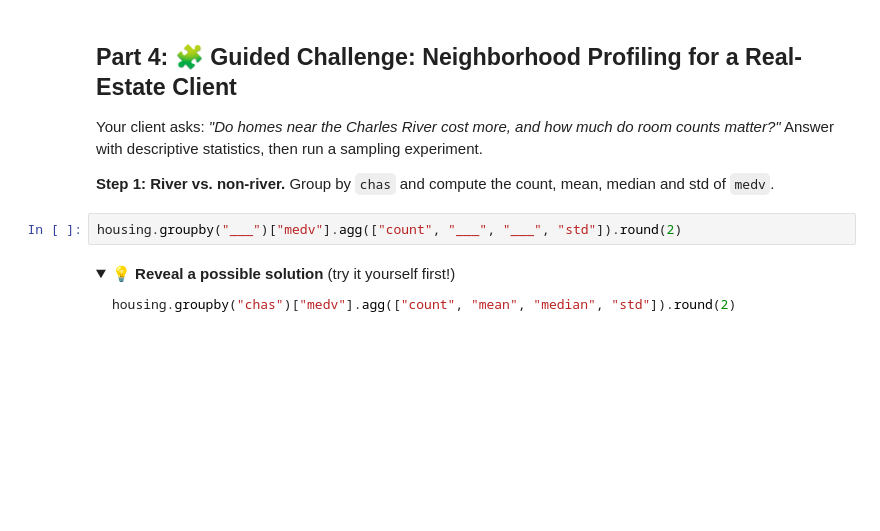
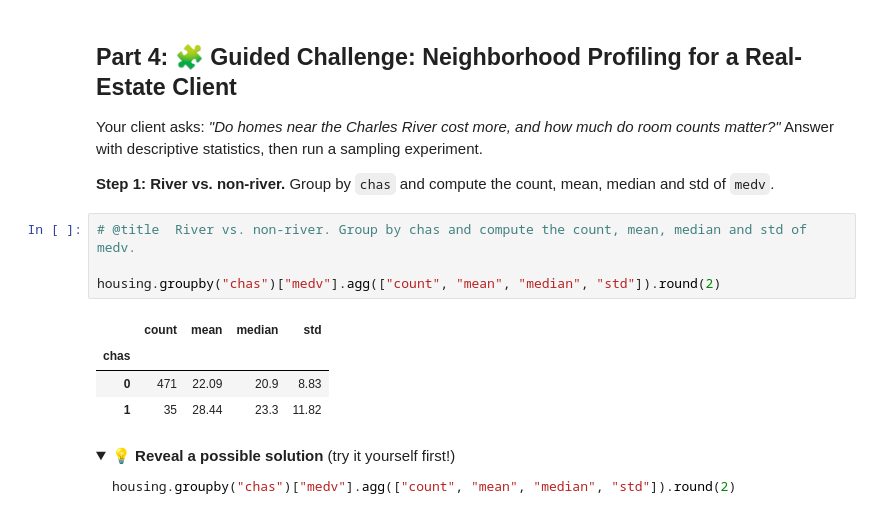
Before and after one commit to profhamilton3/DataAnalytics, a Jupyter notebook: session_notebooks/session_8_descriptive_statistics_profiling.ipynb, the cells around one changed output. Drawn from its saved outputs; the diff is of its cells as text; folded sections open; blank space fills up the shorter version.

```diff
--- a/session_notebooks/session_8_descriptive_statistics_profiling.ipynb
+++ b/session_notebooks/session_8_descriptive_statistics_profiling.ipynb
@@ -203,8 +213,15 @@ medv   mean=  22.53  std=  9.20  CV= 0.41
 Your client asks: *"Do homes near the Charles River cost more, and how much do room counts matter?"* Answer with descriptive statistics, then run a sampling experiment.
 
 **Step 1: River vs. non-river.** Group by `chas` and compute the count, mean, median and std of `medv`.
-# %%
-housing.groupby("___")["medv"].agg(["count", "___", "___", "std"]).round(2)
+# %%
+# @title  River vs. non-river. Group by chas and compute the count, mean, median and std of medv.
+
+housing.groupby("chas")["medv"].agg(["count", "mean", "median", "std"]).round(2)
+# %% [output]
+|  | count | mean | median | std |
+| chas |  |  |  |  |
+| 0 | 471 | 22.09 | 20.9 | 8.83 |
+| 1 | 35 | 28.44 | 23.3 | 11.82 |
 # %% [markdown]
 <details>
 <summary><b>💡 Reveal a possible solution</b> (try it yourself first!)</summary>
```
Also changed, not shown: parts of 14 cells of this notebook.
